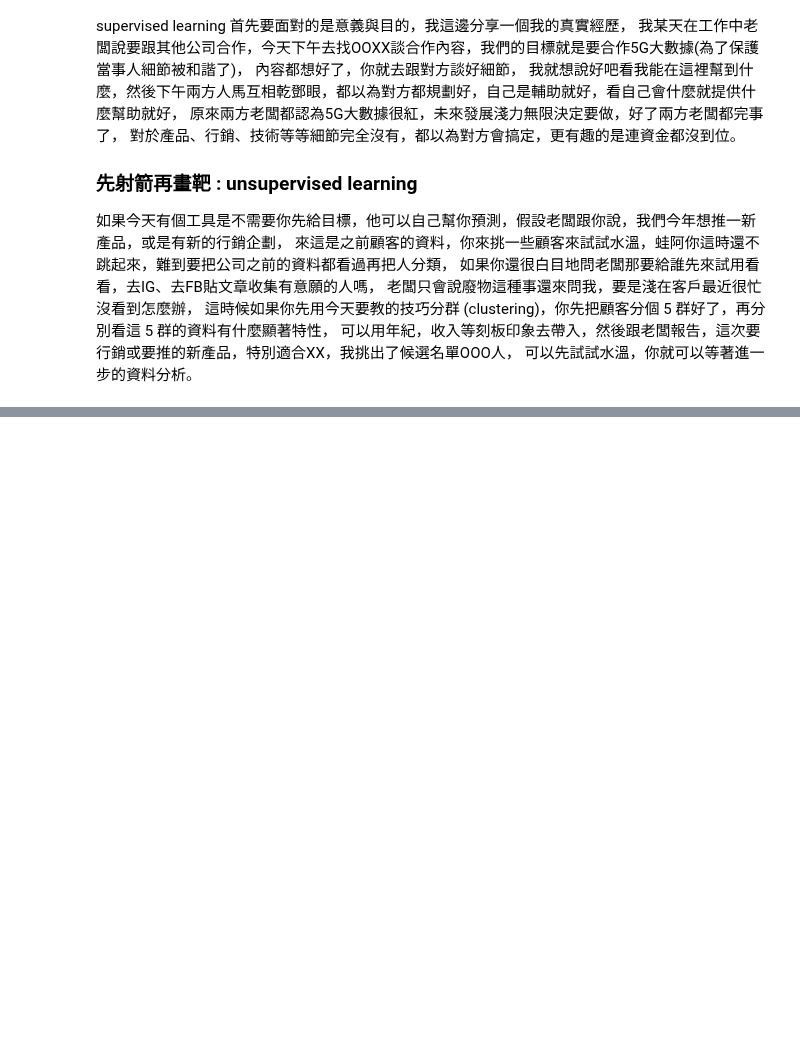
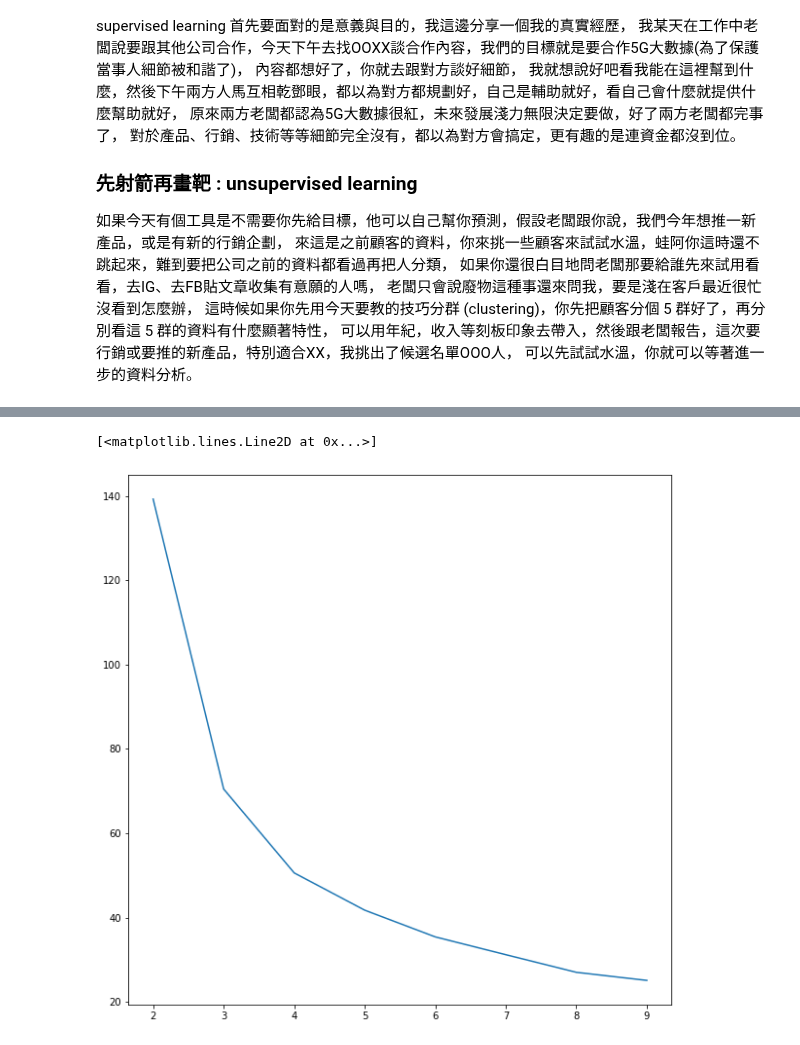
Before and after one commit to tobytoy/OpenResource, a Jupyter notebook: machine-learning(scikit-learn)/jupyter/基本模型(basic-model)/Clustering/07_01 Introduction_and_Kmeans.ipynb, the cells around one changed output, grey strips where cells are left out. Cells and saved outputs as stored; diff of their text form; code cells hidden in the pictures; blank space fills up the shorter version.

Commit message:
kmeans and sgd

```diff
--- a/machine-learning(scikit-learn)/jupyter/基本模型(basic-model)/Clustering/07_01 Introduction_and_Kmeans.ipynb
+++ b/machine-learning(scikit-learn)/jupyter/基本模型(basic-model)/Clustering/07_01 Introduction_and_Kmeans.ipynb
@@ -56,0 +129,23 @@ $y$ 就是我們的靶，我們的目標，你如果有去工作過會發現，
+# %%
+# 看分幾群
+from sklearn import datasets
+from sklearn.model_selection import train_test_split
+from sklearn.cluster import KMeans
+import numpy as np
+import matplotlib.pyplot as plt
+%matplotlib inline
+plt.rcParams['figure.figsize'] = [10, 10]
+
+
+X, y = datasets.load_iris(return_X_y=True)
+
+X_train, X_test, y_train, y_test = train_test_split(X, y, test_size=0.1, random_state=87)
+
+cluster_model_list = [KMeans(n_clusters=k, random_state=87).fit(X_train) for k in range(2,10)]
+
+inertias = [model.inertia_ for model in cluster_model_list]
+
+plt.plot(range(2,10), inertias)
+# %% [output]
+[<matplotlib.lines.Line2D at 0x...>]
+[figure, added]
```
Also changed, not shown: parts of 12 cells of this notebook, 3 other files.
